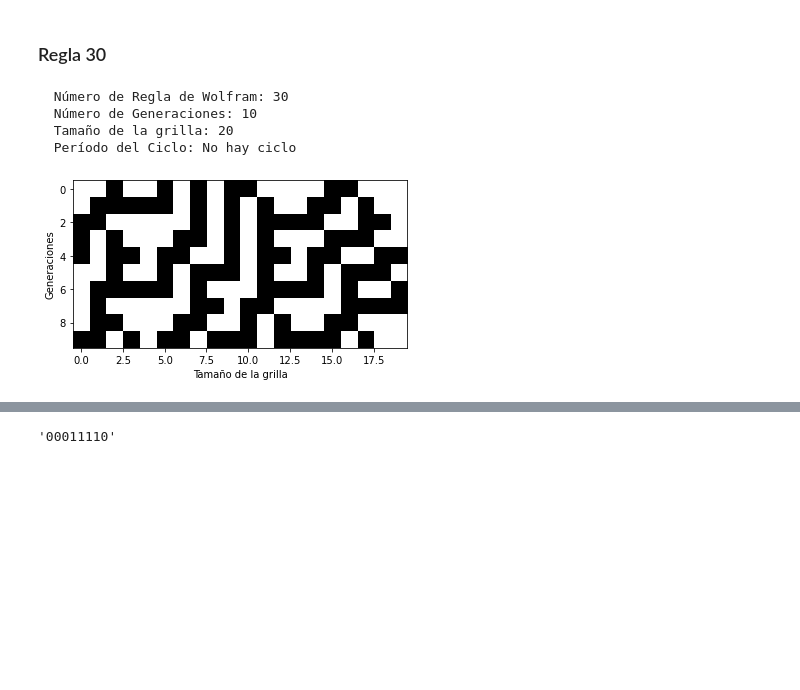
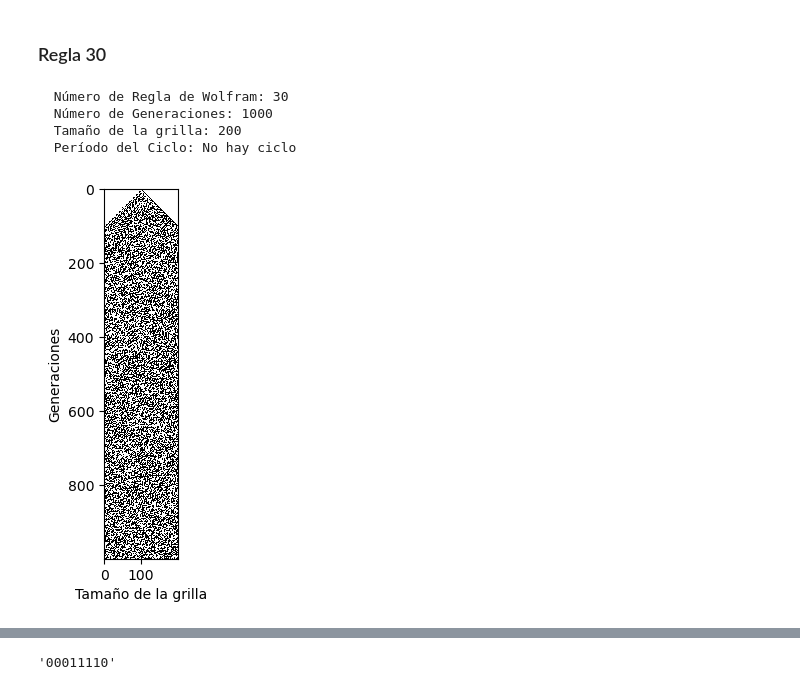
Before and after one commit to educarrascov/DISC_Complex, a Jupyter notebook: Script Prueba/20230317 ECA_proposal.ipynb, the cells around one changed output, grey strips where cells are left out. Drawn from its saved outputs; the diff is of its cells as text; code cells hidden in the pictures; blank space fills up the shorter version.

```diff
--- a/Script Prueba/20230317 ECA_proposal.ipynb
+++ b/Script Prueba/20230317 ECA_proposal.ipynb
@@ -137,20 +137,20 @@ def graficar_entropia(entropias):
 # %%
 ## Definición de condiciones para la simulación:
 ## se puede seleccionar random o seteado
 numero_regla = 30
-n_generaciones = 10
-tamano = 20
-estado_inicial = inicial_random(tamano) #random o seteado
+n_generaciones = 1000
+tamano = 200
+estado_inicial = inicial_seteado(tamano) #random o seteado
 
 automata = automata_celular(numero_regla, n_generaciones, tamano, estado_inicial)
 periodo_ciclo = patron_ciclo(automata)
 visualizar_automata(automata)
 # %% [output]
   Número de Regla de Wolfram: 30
-  Número de Generaciones: 10
-  Tamaño de la grilla: 20
+  Número de Generaciones: 1000
+  Tamaño de la grilla: 200
   Período del Ciclo: No hay ciclo
-[figure, old version]
+[figure, new version]
 # %%
 # Cálculo y gráfico de la densidad de 1:
 densidades = calcular_densidad(automata)
```
Also changed, not shown: parts of 4 cells of this notebook.
